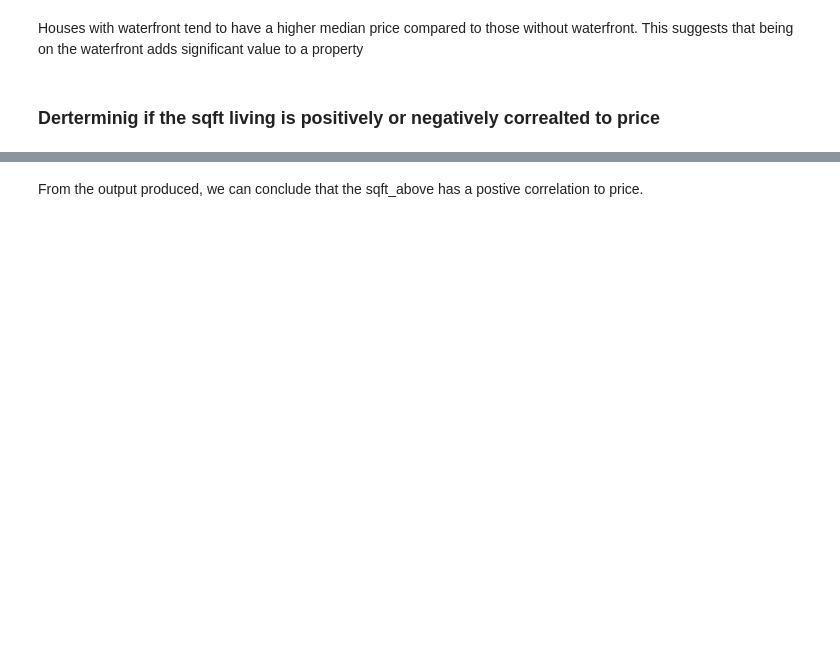
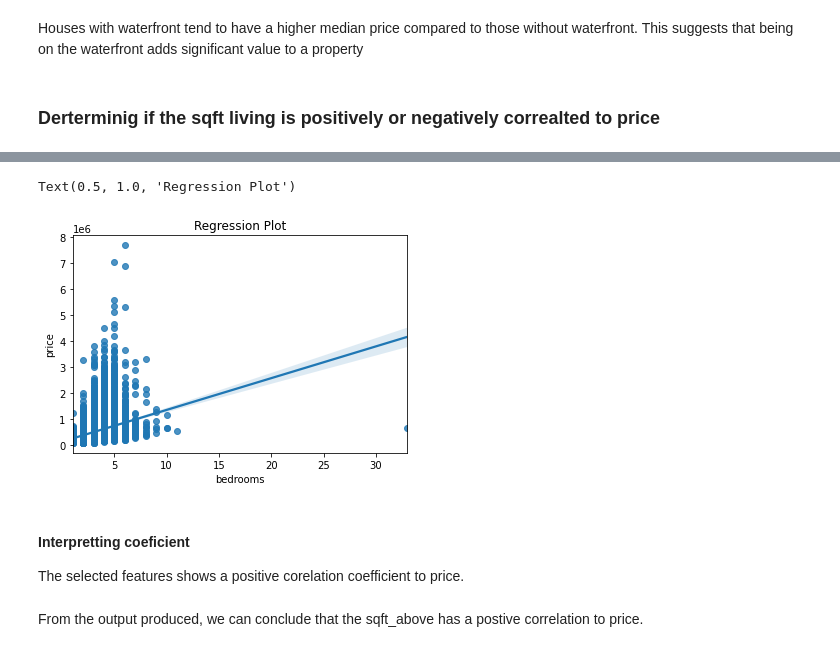
Before and after one commit to bourzat/group-2-phase-2-project, a Jupyter notebook: notebooks/kitasi.ipynb, the cells around one changed output, grey strips where cells are left out. Cells and saved outputs as stored; diff of their text form; code cells hidden in the pictures; blank space fills up the shorter version.

```diff
--- a/notebooks/kitasi.ipynb
+++ b/notebooks/kitasi.ipynb
@@ -407,2 +421,12 @@ plt.title("Regression Plot")
+# %%
+sns.regplot(df['bedrooms'], df['price'])
+plt.title("Regression Plot")
+# %% [output]
+Text(0.5, 1.0, 'Regression Plot')
+[figure, added]
+# %% [markdown]
+#### Interpretting coeficient
+
+The selected features shows a positive corelation coefficient to price.
 # %% [markdown]
 From the output produced, we  can conclude that the sqft_above has a postive correlation to price.
```
Also changed, not shown: parts of 16 cells of this notebook.
